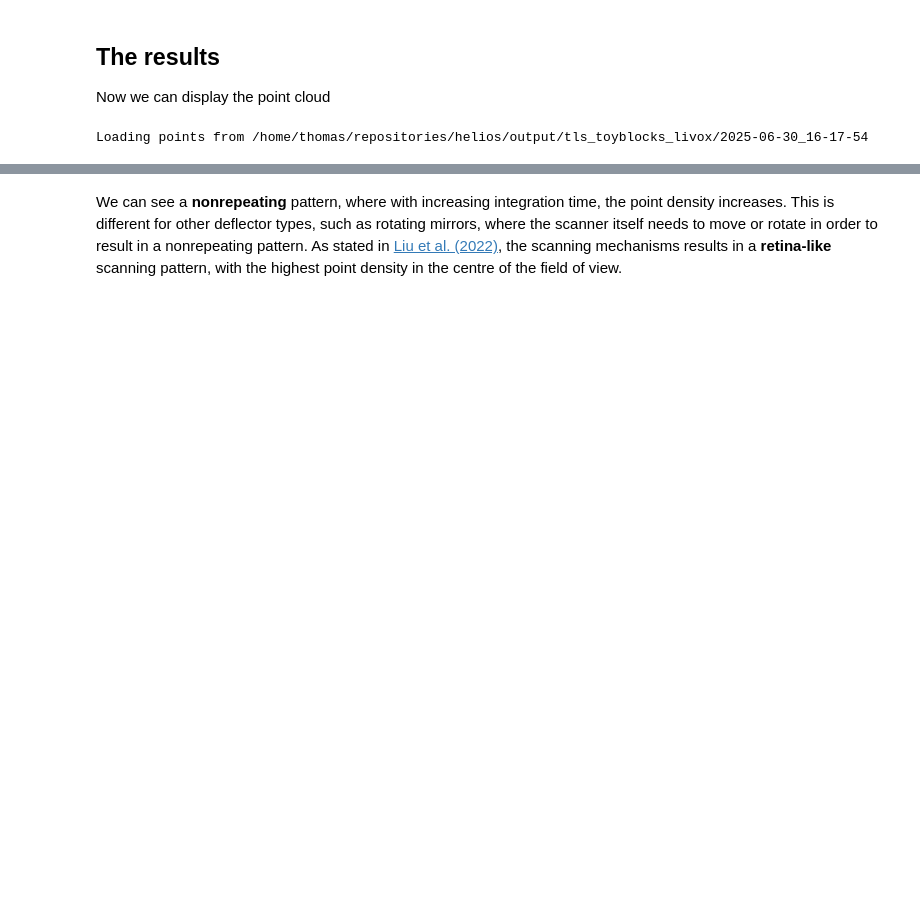
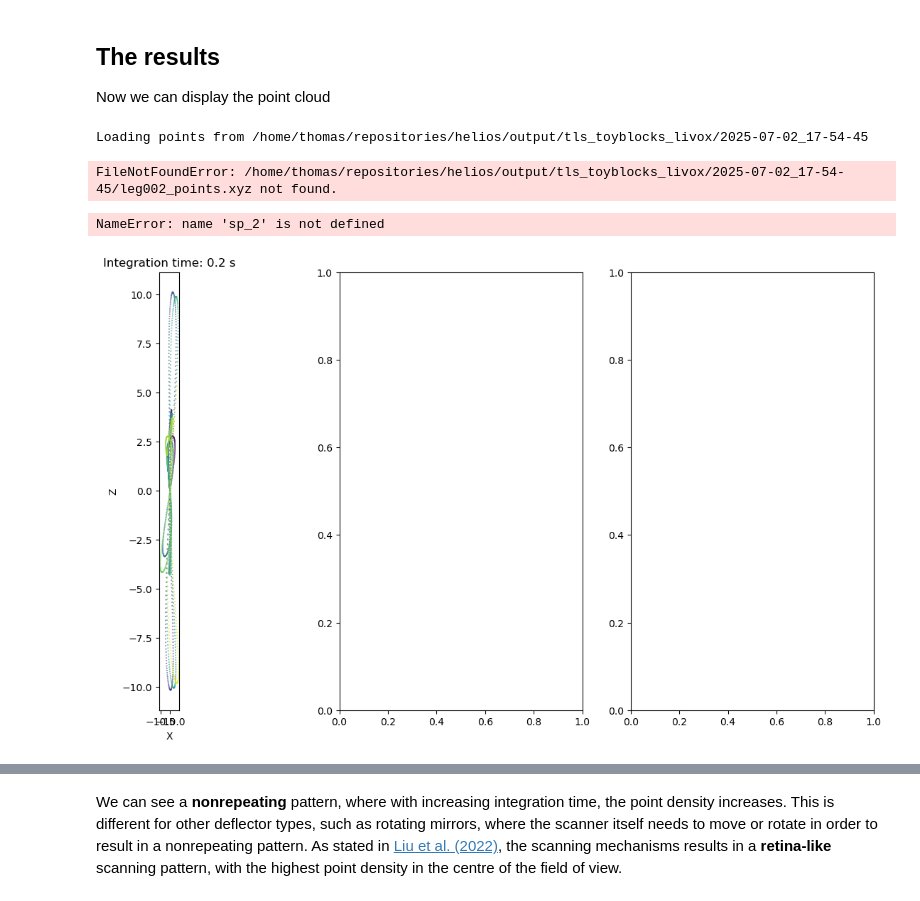
Before and after one commit to thomasisensee/helios, a Jupyter notebook: example_notebooks/RisleyBeamDeflectorTest-tls_livox_demo.ipynb, the cells around one changed output, grey strips where cells are left out. Saved outputs shown, nothing was run; the diff lists cells and outputs as text; code cells hidden in the pictures; blank space fills up the shorter version.

```diff
--- a/example_notebooks/RisleyBeamDeflectorTest-tls_livox_demo.ipynb
+++ b/example_notebooks/RisleyBeamDeflectorTest-tls_livox_demo.ipynb
@@ -98,8 +116,37 @@ print("Loading points from", Path(output_path))
 sp_1 = np.loadtxt(Path(output_path) / "leg000_points.xyz")
 sp_2 = np.loadtxt(Path(output_path) / "leg002_points.xyz")
 sp_3 = np.loadtxt(Path(output_path) / "leg004_points.xyz")
+print(sp_1.shape)
+print(sp_2.shape)
+print(sp_3.shape)
 # %% [output]
-Loading points from /home/thomas/repositories/helios/output/tls_toyblocks_livox/2025-06-30_16-17-54
+Loading points from /home/thomas/repositories/helios/output/tls_toyblocks_livox/2025-07-02_17-54-45
+FileNotFoundError: /home/thomas/repositories/helios/output/tls_toyblocks_livox/2025-07-02_17-54-45/leg002_points.xyz not found.
+# %%
+fig, (ax1, ax2, ax3) = plt.subplots(1, 3, figsize=(15, 8))
+
+ax1.scatter(sp_1[:, 0], sp_1[:, 2], s=0.1, c=sp_1[:, 10])
+ax1.set_xlabel("X")
+ax1.set_ylabel("Z")
+ax1.set_title("Integration time: 0.2 s")
+ax1.set_aspect("equal", "box")
+
+ax2.scatter(sp_2[:, 0], sp_2[:, 2], s=0.1, c=sp_2[:, 10])
+ax2.set_xlabel("X")
+ax2.set_ylabel("Z")
+ax2.set_title("Integration time: 1 s")
+ax2.set_aspect("equal", "box")
+
+ax3.scatter(sp_3[:, 0], sp_3[:, 2], s=0.1, c=sp_3[:, 10])
+ax3.set_xlabel("X")
+ax3.set_ylabel("Z")
+ax3.set_title("Integration time: 2 s")
+ax3.set_aspect("equal", "box")
+
+plt.show()
+# %% [output]
+NameError: name 'sp_2' is not defined
+[figure, added]
 # %%
 fig, (ax1, ax2, ax3) = plt.subplots(1, 3, figsize=(15, 8))
 
```
Also changed, not shown: parts of 5 cells of this notebook, 6 other files.
